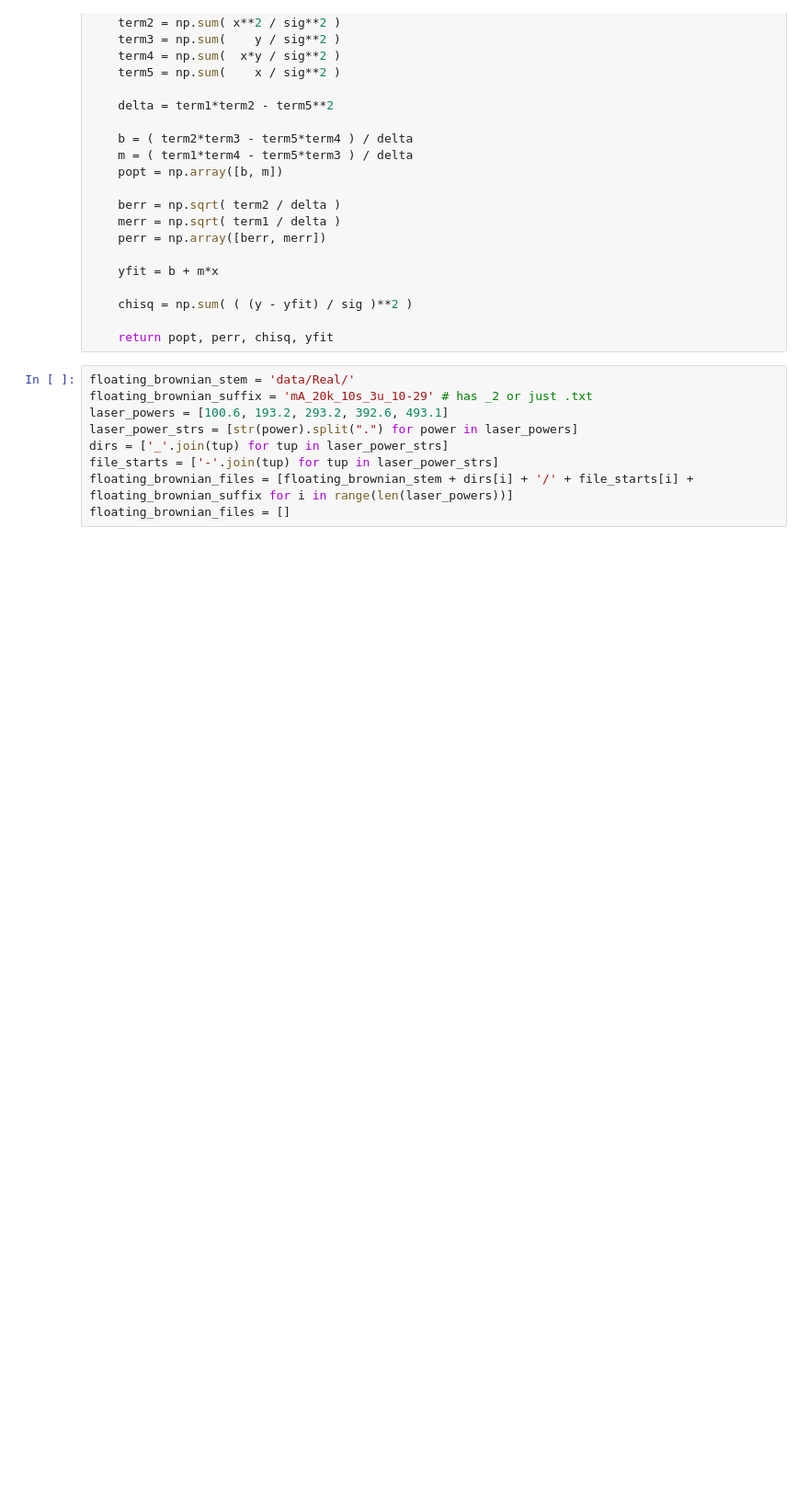
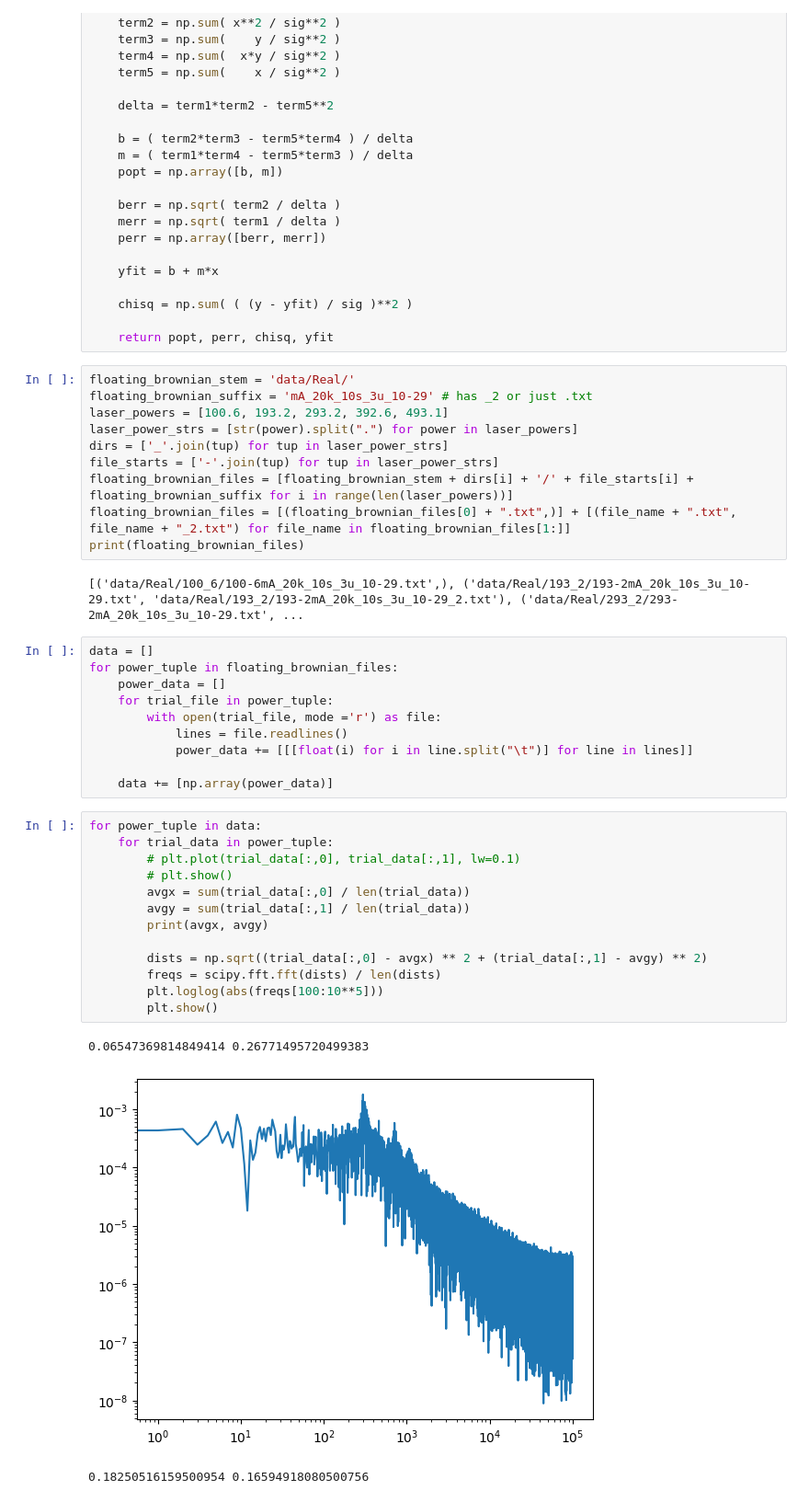
Before and after one commit to Snowton/jlab, a Jupyter notebook: Optical-Trap-master/brownian_analysis.ipynb, the cells around one changed output. Shown at 92% size. Saved outputs shown, nothing was run; the diff lists cells and outputs as text; blank space fills up the shorter version.

Commit message:
at the point where i gotta fit the line

```diff
--- a/Optical-Trap-master/brownian_analysis.ipynb
+++ b/Optical-Trap-master/brownian_analysis.ipynb
@@ -75,4 +75,34 @@ laser_power_strs = [str(power).split(".") for power in laser_powers]
 dirs = ['_'.join(tup) for tup in laser_power_strs]
 file_starts = ['-'.join(tup) for tup in laser_power_strs]
 floating_brownian_files = [floating_brownian_stem + dirs[i] + '/' + file_starts[i] + floating_brownian_suffix for i in range(len(laser_powers))]
-floating_brownian_files = []
+floating_brownian_files = [(floating_brownian_files[0] + ".txt",)] + [(file_name + ".txt", file_name + "_2.txt") for file_name in floating_brownian_files[1:]]
+print(floating_brownian_files)
+# %% [output]
+[('data/Real/100_6/100-6mA_20k_10s_3u_10-29.txt',), ('data/Real/193_2/193-2mA_20k_10s_3u_10-29.txt', 'data/Real/193_2/193-2mA_20k_10s_3u_10-29_2.txt'), ('data/Real/293_2/293-2mA_20k_10s_3u_10-29.txt', ...
+# %%
+data = []
+for power_tuple in floating_brownian_files:
+    power_data = []
+    for trial_file in power_tuple:
+        with open(trial_file, mode ='r') as file:
+            lines = file.readlines()
+            power_data += [[[float(i) for i in line.split("\t")] for line in lines]]
+
+    data += [np.array(power_data)]
+# %%
+for power_tuple in data:
+    for trial_data in power_tuple:
+        # plt.plot(trial_data[:,0], trial_data[:,1], lw=0.1)
+        # plt.show()
+        avgx = sum(trial_data[:,0] / len(trial_data))
+        avgy = sum(trial_data[:,1] / len(trial_data))
+        print(avgx, avgy)
+
+        dists = np.sqrt((trial_data[:,0] - avgx) ** 2 + (trial_data[:,1] - avgy) ** 2)
+        freqs = scipy.fft.fft(dists) / len(dists)
+        plt.loglog(abs(freqs[100:10**5]))
+        plt.show()
+# %% [output]
+0.06547369814849414 0.26771495720499383
+[figure, added]
+0.18250516159500954 0.16594918080500756
```
Also changed, not shown: parts of 1 cell of this notebook, 1 other file.
